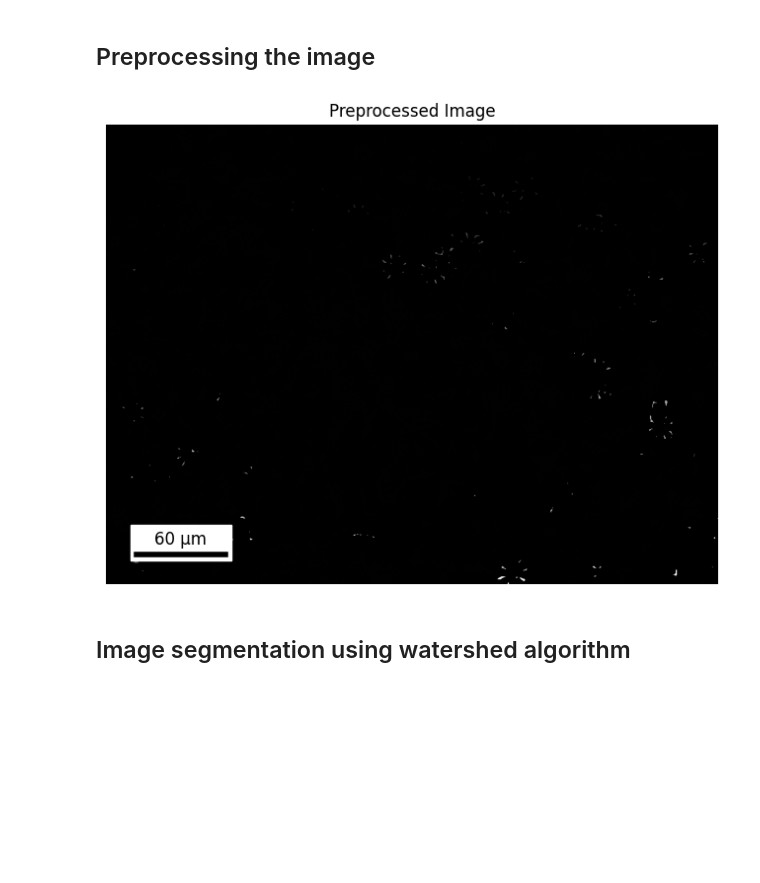
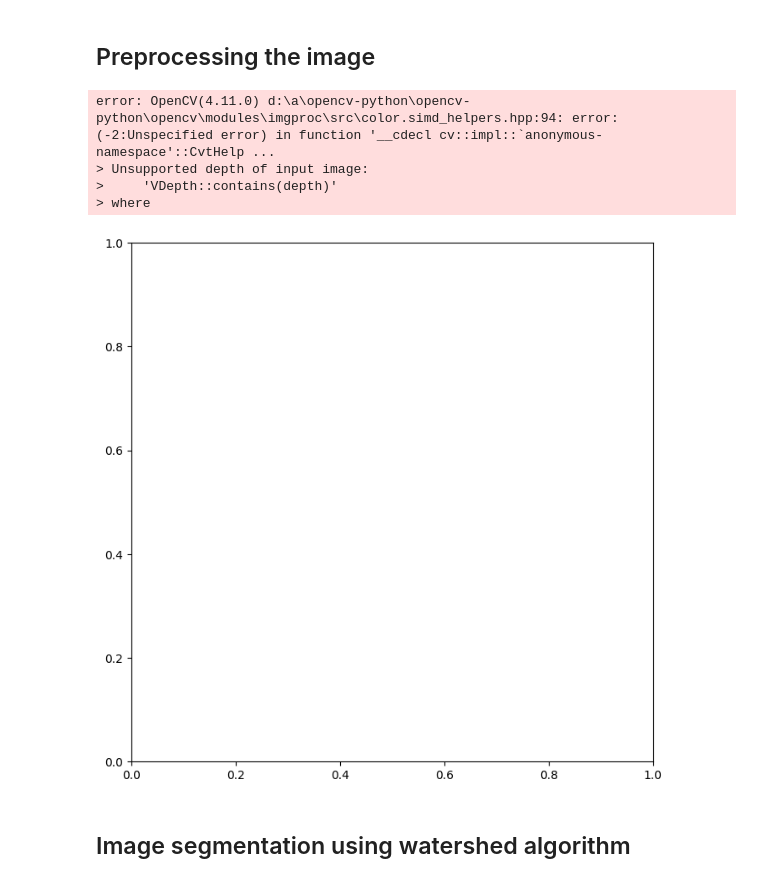
Before and after one commit to PriyaPitawala/cmse802_project, a Jupyter notebook: notebooks/exploratory/main.ipynb, the cells around one changed output. Saved outputs shown, nothing was run; the diff lists cells and outputs as text; code cells hidden in the pictures; blank space fills up the shorter version.

```diff
--- a/notebooks/exploratory/main.ipynb
+++ b/notebooks/exploratory/main.ipynb
@@ -24,34 +24,38 @@ image_with_scale_bar.display_image(raw_image, title = "Raw POM Image")
 # %%
 sys.path.append("../../src/preprocessing")  # Ensure Python finds the module
 
 import preprocessing
 
 # Converting the image to grayscale
 preprocessed = preprocessing.GrayConverter.convert_to_gray(raw_image)
 
 # Applying histogram equalization (optional if contrast is low and Otsu's thresholding performance must be improved)
 # preprocessed = preprocessing.GrayConverter.equalize_histogram(preprocessed)
 
 # Reducing noise with a Gaussian blur (optional if fine details are considered as noise)
 preprocessed = preprocessing.apply_gaussian_blur(preprocessed)
 
 # Compute gradient magnitude to highlight edges in the preprocessed image
 preprocessed = preprocessing.compute_gradient_magnitude(preprocessed)
 
-# Apply automatic thresholding using Otsu's thresholding
-preprocessed = preprocessing.apply_otsu_thresholding(preprocessed)
+# # Apply automatic thresholding using Otsu's thresholding
+# preprocessed = preprocessing.apply_otsu_thresholding(preprocessed)
 
-# Applying morphological opening to refine the segmentation regions (optional if small background noise needs to be removed)
-# Default kernel size is 3x3, default number of iterations is 2.
-# preprocessed = preprocessing.apply_morphological_opening(preprocessed, kernel_size=2)
+# # Applying morphological opening to refine the segmentation regions (optional if small background noise needs to be removed)
+# # Default kernel size is 3x3, default number of iterations is 2.
+# preprocessed = preprocessing.apply_morphological_opening(preprocessed, kernel_size=3)
 
 # Adding markers to identify each region during the watershed algorithm
 preprocessed = preprocessing.compute_markers(preprocessed)
 
 # Display with preprocessed image
 image_with_scale_bar.display_image(preprocessed, title="Preprocessed Image")
 # %% [output]
+error: OpenCV(4.11.0) d:\a\opencv-python\opencv-python\opencv\modules\imgproc\src\color.simd_helpers.hpp:94: error: (-2:Unspecified error) in function '__cdecl cv::impl::`anonymous-namespace'::CvtHelp ...
+> Unsupported depth of input image:
+>     'VDepth::contains(depth)'
+> where
-[figure, old version]
+[figure, new version]
 # %% [markdown]
 ## Image segmentation using watershed algorithm
 # %%
```
Also changed, not shown: parts of 1 cell of this notebook, 2 other files.
